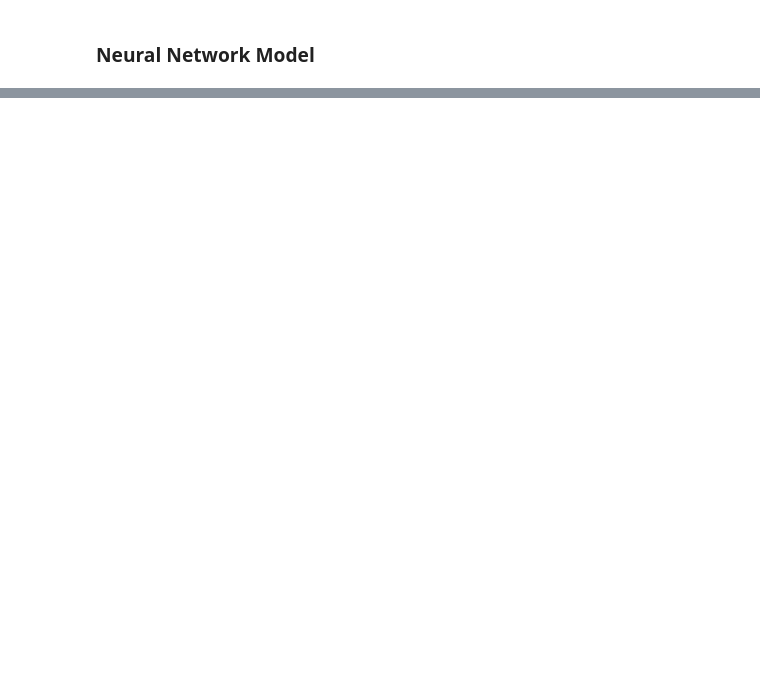
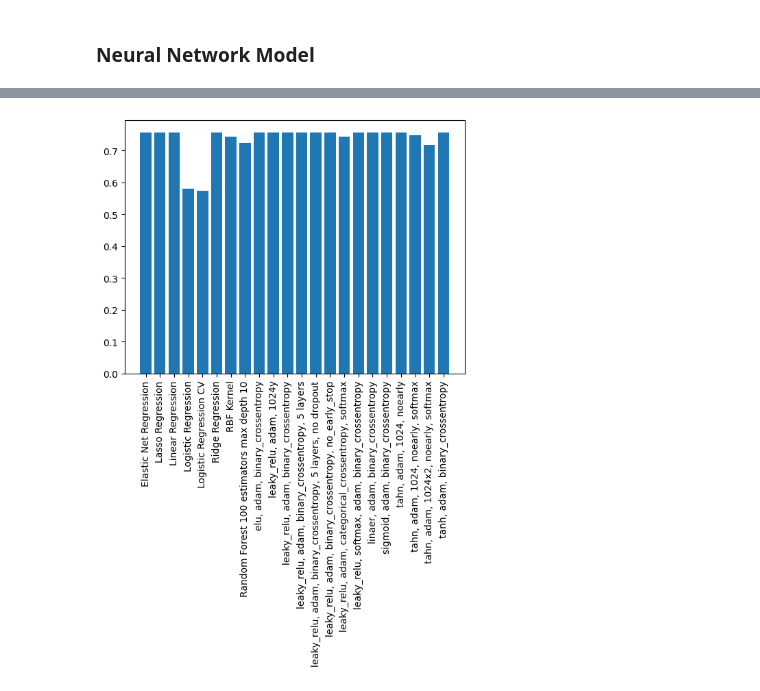
Before and after one commit to julianag27/ml-project, a Jupyter notebook: FinalProject.ipynb, the cells around one changed output, grey strips where cells are left out. Cells and saved outputs as stored; diff of their text form; code cells hidden in the pictures; blank space fills up the shorter version.

```diff
--- a/FinalProject.ipynb
+++ b/FinalProject.ipynb
@@ -261,0 +262,7 @@ nn_models # Show stats output as table
+# %%
+all_models = pd.concat([rg_models, svm_models, ens_models, nn_models], ignore_index=True)
+plt.bar(all_models["label"], all_models["f1_score"])
+plt.xticks(rotation='vertical')
+plt.show()
+# %% [output]
+[figure, added]
```
Also changed, not shown: parts of 4 cells of this notebook, 2 other files.
